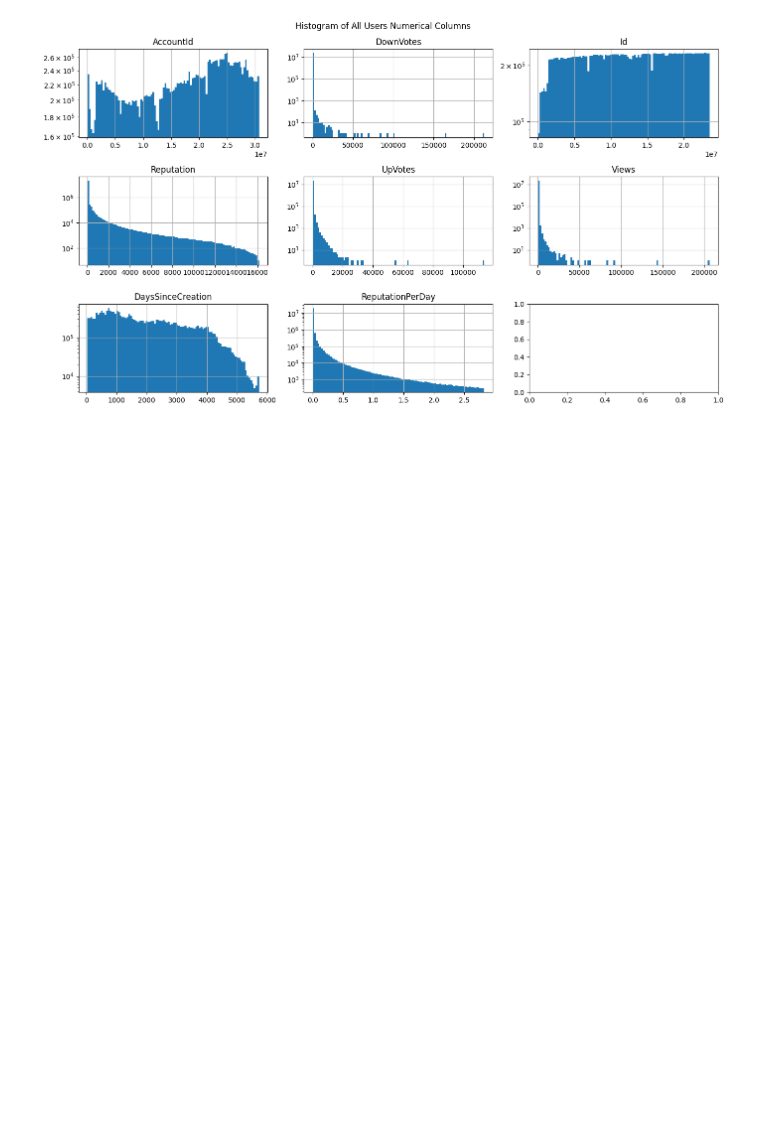
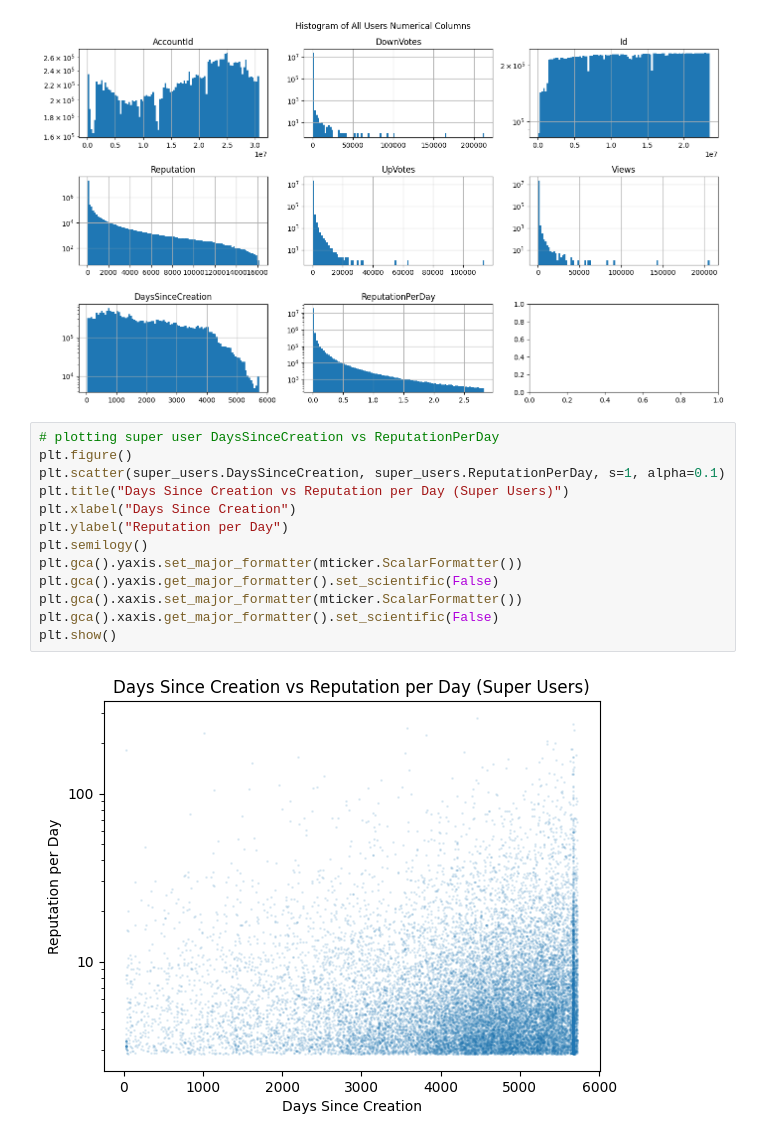
Before and after one commit to prithajnath/stackoverflow_analysis, a Jupyter notebook: notebooks/user_analysis.ipynb, the cells around one changed output. Cells and saved outputs as stored; diff of their text form; blank space fills up the shorter version.

```diff
--- a/notebooks/getting_user_sample.ipynb
+++ b/notebooks/user_analysis.ipynb
@@ -323,3 +323,18 @@ max    3.066952e+07     2024-03-01 22:59:51.153000  139213.000000  2.351264e+07
 std    5.426084e+06                            NaN    3300.567227  4.103109e+06                            NaN  5.920796e+04   2374.012977  1.957136e+04        1206.399194         12.187542
 [figure]
 [figure]
+# %%
+# plotting super user DaysSinceCreation vs ReputationPerDay
+plt.figure()
+plt.scatter(super_users.DaysSinceCreation, super_users.ReputationPerDay, s=1, alpha=0.1)
+plt.title("Days Since Creation vs Reputation per Day (Super Users)")
+plt.xlabel("Days Since Creation")
+plt.ylabel("Reputation per Day")
+plt.semilogy()
+plt.gca().yaxis.set_major_formatter(mticker.ScalarFormatter())
+plt.gca().yaxis.get_major_formatter().set_scientific(False)
+plt.gca().xaxis.set_major_formatter(mticker.ScalarFormatter())
+plt.gca().xaxis.get_major_formatter().set_scientific(False)
+plt.show()
+# %% [output]
+[figure, added]
```
Also changed, not shown: parts of 4 cells of this notebook, 17 other files.
